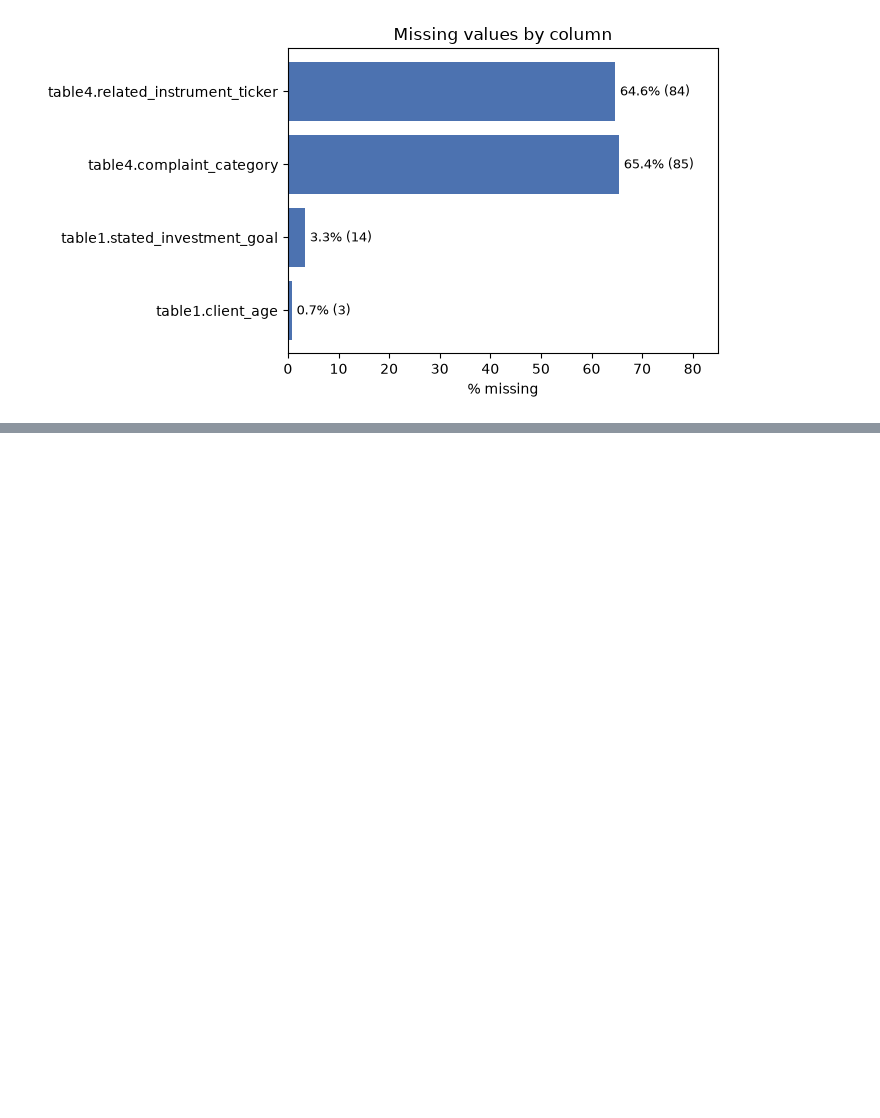
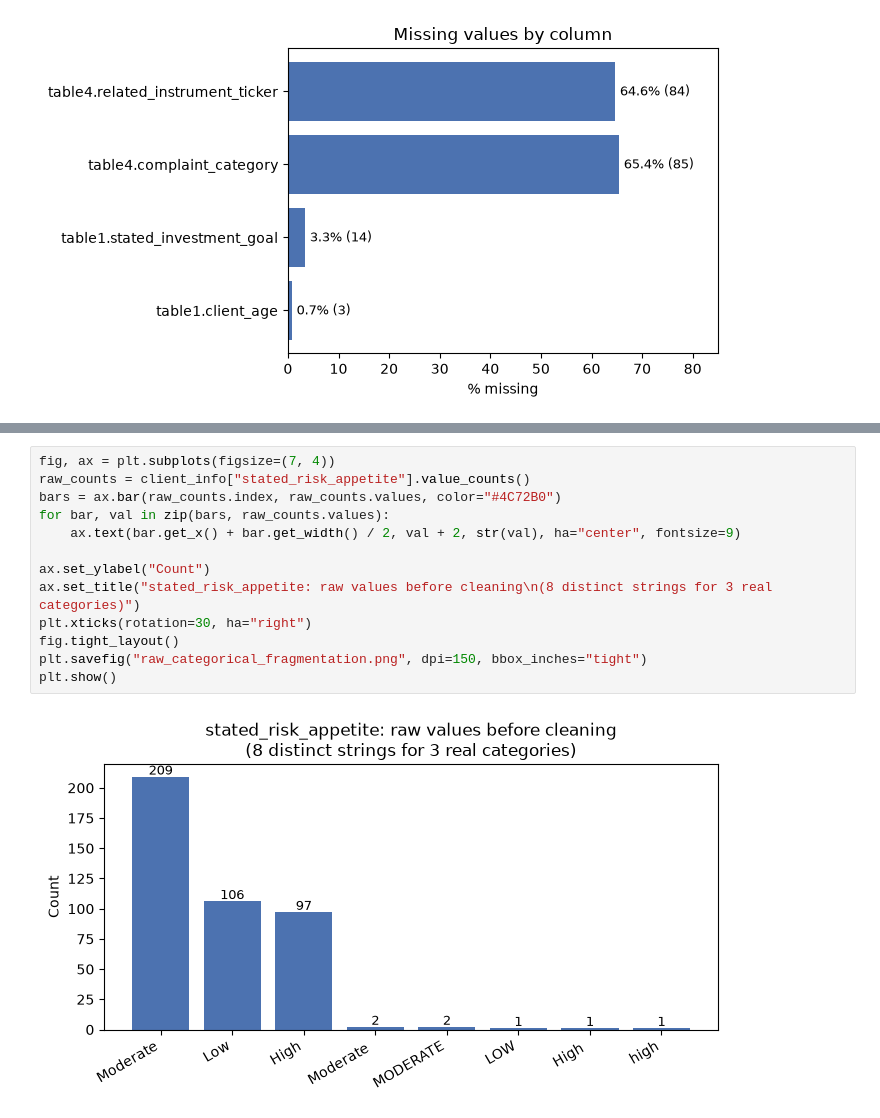
Before and after one commit to GopolangMmutlwaneCaptone/Risk-Concentration-Flagging, a Jupyter notebook: SS3_PartB/SS3_PartB.ipynb, the cells around one changed output, grey strips where cells are left out. Drawn from its saved outputs; the diff is of its cells as text; blank space fills up the shorter version.

```diff
--- a/SS3_PartB/SS3_PartB.ipynb
+++ b/SS3_PartB/SS3_PartB.ipynb
@@ -106,0 +153,15 @@ plt.show()
+# %%
+fig, ax = plt.subplots(figsize=(7, 4))
+raw_counts = client_info["stated_risk_appetite"].value_counts()
+bars = ax.bar(raw_counts.index, raw_counts.values, color="#4C72B0")
+for bar, val in zip(bars, raw_counts.values):
+    ax.text(bar.get_x() + bar.get_width() / 2, val + 2, str(val), ha="center", fontsize=9)
+
+ax.set_ylabel("Count")
+ax.set_title("stated_risk_appetite: raw values before cleaning\n(8 distinct strings for 3 real categories)")
+plt.xticks(rotation=30, ha="right")
+fig.tight_layout()
+plt.savefig("raw_categorical_fragmentation.png", dpi=150, bbox_inches="tight")
+plt.show()
+# %% [output]
+[figure, added]
```
Also changed, not shown: parts of 44 cells of this notebook.
